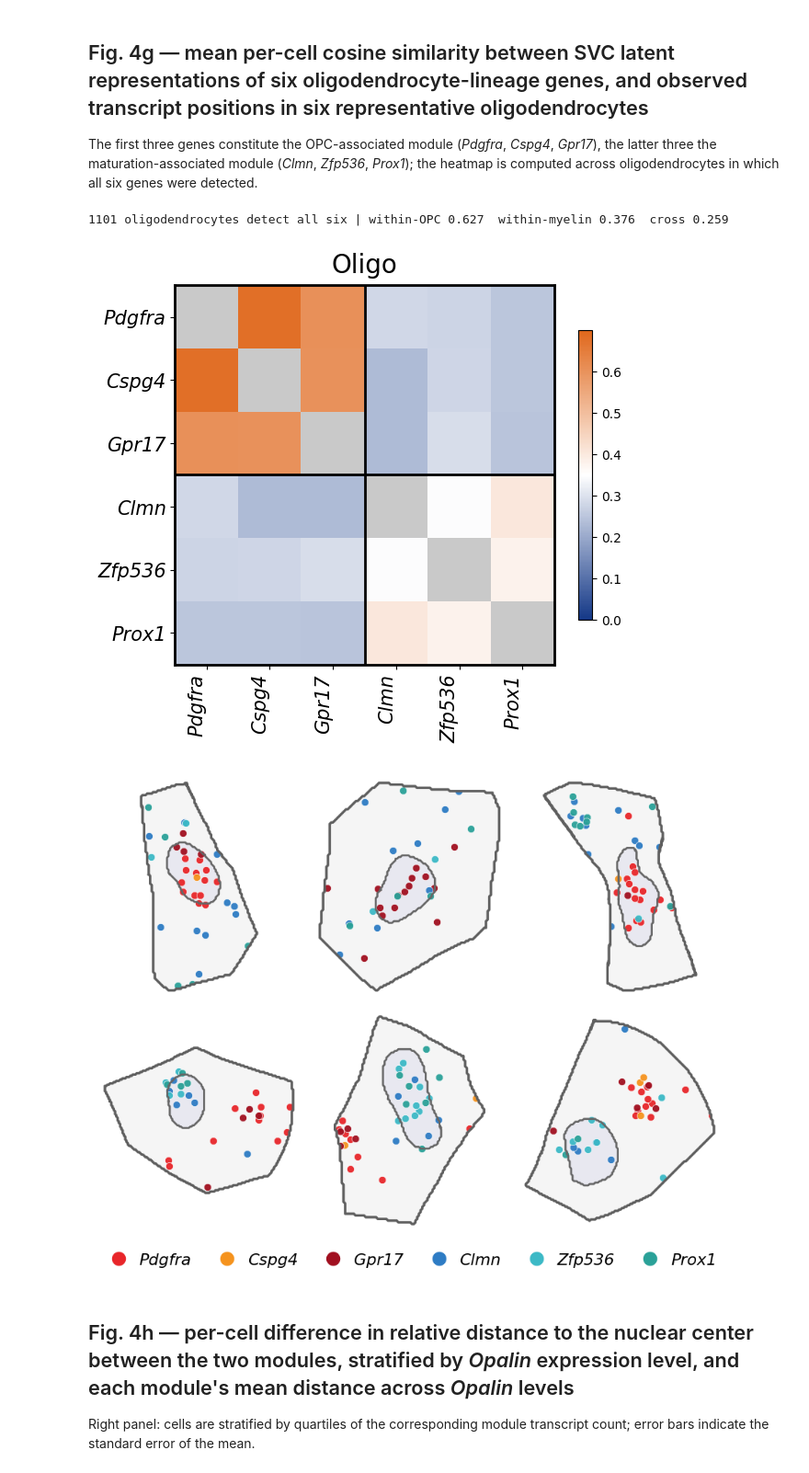
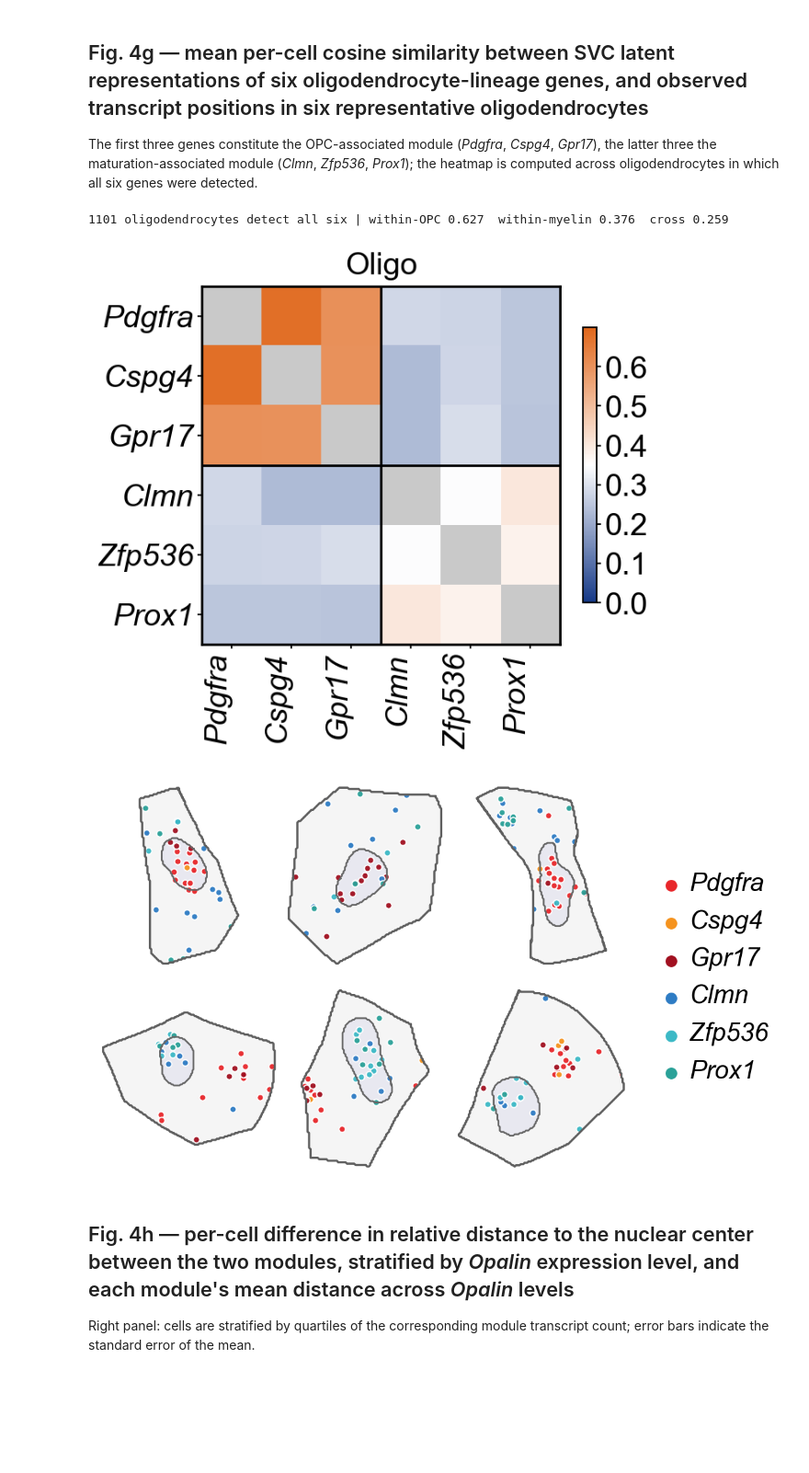
Before and after one commit to aster-ww/SVC-reproducibility, a Jupyter notebook: fig4/fig4_reproducibility.ipynb, the cells around one changed output. Shown at 92% size. Cells and saved outputs as stored; diff of their text form; code cells hidden in the pictures; blank space fills up the shorter version.

```diff
--- a/fig4/fig4_reproducibility.ipynb
+++ b/fig4/fig4_reproducibility.ipynb
@@ -242,6 +290,7 @@ if spearmanr(component[:, 1], measured['distnuc'])[0] < 0:
 print('%d genes | PC1 %.1f%%  PC2 %.1f%%  PC3 %.1f%% of the variance'
       % (len(embedding), *(100 * S[:3] ** 2 / (S ** 2).sum())))
 
+print_scale = 0.194955
 fig, ax = plt.subplots(2, 3, figsize=(16.5 * 0.9, 8), sharex='col', sharey='row')
 for i in range(2):
     for j, (key, label) in enumerate(DESCRIPTORS):
@@ -254,16 +303,23 @@ for i in range(2):
         grid = np.linspace(x.min(), x.max(), 50)
         a.plot(grid, np.polyval(fit, grid), color='#111' if strong else '#aaa',
                lw=4 if strong else 2, ls='-' if strong else '--', zorder=4)
-        a.text(.96, .1, 'r = %.3f' % r, transform=a.transAxes, fontsize=22,
-               ha='right', va='top')
+        corner = (.04, 'left') if (i, j) in [(0, 0), (0, 1)] else (.96, 'right')
+        a.text(corner[0], .1, '$\\mathit{r}$ = %.3f' % r, transform=a.transAxes, fontsize=22,
+               ha=corner[1], va='top')
         a.tick_params(axis='both', which='major', labelsize=19)
-        a.grid(alpha=.22)
+        a.grid(color='#b0b0b0', linestyle=':', linewidth=0.504 / print_scale)
         if i == 0:
             a.set_title(label, fontsize=25, pad=10)
         if j == 0:
             a.set_ylabel('PC%d' % (i + 1), fontsize=25)
 
 fig.tight_layout()
+for a, ticks in zip(ax[0], [[0.5, 0.6, 0.7], [0.5, 0.6], [0.2, 0.3, 0.4, 0.5]]):
+    a.set_xticks(ticks)
+ax[0, 0].set_yticks([-10, -5, 0, 5]); ax[1, 0].set_yticks([-5, 0, 5])
+fig.set_size_inches(14.388284, 7.835062)
+print_style(fig, print_scale)
+# fig.savefig('fig4e.pdf', bbox_inches='tight')
 plt.show()
 # %% [output]
 91 genes | PC1 17.8%  PC2 12.0%  PC3 6.5% of the variance
@@ -281,7 +337,8 @@ CLASSES = ['Intracellular', 'Secretory/GPI', 'Transmembrane']
 CLASS_COLORS = {'Intracellular': '#D28C85', 'Secretory/GPI': '#C4B284',
                 'Transmembrane': '#90ABD1'}
 FOCAL = {'PC1': 'Transmembrane', 'PC2': 'Intracellular'}
-EDGE, EDGE_LW = '0.30', 3
+print_scale = 0.230900
+EDGE, EDGE_LW = '0.30', 0.5 / print_scale
 
 targeting = pd.read_csv(HERE / 'precomputed/vlmc_protein_targeting.csv', keep_default_na=False)
 assert list(targeting.gene) == list(_v['genes'].astype(str)), 'gene order must match Fig. 4e'
@@ -299,12 +356,12 @@ for a, pc in zip(ax, ['PC1', 'PC2']):
                         boxprops=dict(edgecolor=EDGE, linewidth=EDGE_LW), medianprops=line,
                         whiskerprops=line, capprops=line)
         box['boxes'][0].set_facecolor(CLASS_COLORS[name])
-    a.axvline(0, color='0.88', lw=.9, zorder=0)
+    a.axvline(0, color='0.88', lw=0.5 / print_scale, zorder=0)
     a.tick_params(axis='x', labelsize=15)
     a.set_yticks([row[c] for c in CLASSES]); a.set_yticklabels(CLASSES, fontsize=18)
     a.set_ylim(-.6, len(CLASSES) - .4)
     a.set_xlabel(pc, fontsize=20)
-    a.grid(alpha=.6, axis='x', linestyle='--', linewidth=1.5, zorder=0)
+    a.grid(axis='x', color='#b0b0b0', linestyle=':', linewidth=0.504 / print_scale, zorder=0)
 
 stars = lambda p: '***' if p < .001 else '**' if p < .01 else '*' if p < .05 else 'n.s.'
 for a, pc in zip(ax, ['PC1', 'PC2']):
@@ -316,7 +373,7 @@ for a, pc in zip(ax, ['PC1', 'PC2']):
     inner, outer = right + .04 * width, right + .12 * width
     others = [row[c] for c in CLASSES if c != focal]
     middle, target = float(np.mean(others)), row[focal]
-    line = dict(c='black', lw=1.5, clip_on=False, zorder=20)
+    line = dict(c='black', lw=0.5 / print_scale, clip_on=False, zorder=20)
     a.plot([inner, inner], [min(others), max(others)], **line)
     for y in others:
         a.plot([right - .01 * width, inner], [y, y], **line)
@@ -329,6 +386,12 @@ for a, pc in zip(ax, ['PC1', 'PC2']):
     print('%s  %s vs the rest   Mann-Whitney p = %.4f  %s' % (pc, focal, p, stars(p)))
 
 fig.tight_layout(rect=[0, 0, 1, 0.96])
+ax[0].set_xticks([-10, -5, 0, 5, 10]); ax[1].set_xticks([-8, -4, 0, 4, 8])
+ax[0].set_position([0.276296, 0.590188, 0.703704, 0.349541])
+ax[1].set_position([0.276296, 0.101727, 0.703704, 0.349541])
+fig.set_size_inches(6.40112, 6.971896)
+print_style(fig, print_scale)
+# fig.savefig('fig4f.pdf', bbox_inches='tight')
 plt.show()
 # %% [output]
 PC1  Transmembrane vs the rest   Mann-Whitney p = 0.0084  **
@@ -363,6 +426,7 @@ np.fill_diagonal(grid, np.nan)
 coloc_cmap = LinearSegmentedColormap.from_list('coloc6', ['#143887', 'white', '#E0671B'])
 coloc_cmap.set_bad('#c9c9c9')
 
+print_scale = 0.190740
 fig, ax = plt.subplots(figsize=(6.3, 5.6))
 im = ax.imshow(grid, cmap=coloc_cmap, norm=TwoSlopeNorm(vmin=0, vcenter=0.35, vmax=0.7))
 ax.set_xticks(range(len(module_genes))); ax.set_yticks(range(len(module_genes)))
@@ -376,43 +440,48 @@ for spine in ax.spines.values():
     spine.set_linewidth(2)
 fig.colorbar(im, shrink=0.7)
 fig.tight_layout()
+print_style(fig, print_scale)
+# fig.savefig('fig4g_left.pdf', bbox_inches='tight')
 plt.show()
 
 span = lambda key, i: slice(_o[f'{key}_pointer'][i], _o[f'{key}_pointer'][i + 1])
 
-fig, axes = plt.subplots(2, 3, figsize=(9, 7.2))
+print_scale = 0.170018
+fig, axes = plt.subplots(2, 3, figsize=(10.5, 6.7))
 for i, a in enumerate(axes.ravel()):
     boundary = _o['cell_points'][span('cell', i)]
     clip = Polygon(boundary, closed=True, transform=a.transData)
     a.fill(*boundary.T, color='#f5f5f5', zorder=0)
     nucleus = _o['nucleus_points'][span('nucleus', i)]
     a.fill(*nucleus.T, color='#e8e8f0', zorder=1)
 
     s = span('tx', i)
     dx, dy, gene = _o['tx_dx'][s], _o['tx_dy'][s], _o['tx_gene'][s]
     for k, name in enumerate(module_genes):
         on = gene == k
         dots = a.scatter(dx[on], dy[on], s=55, color=MODULE_COLORS[name], alpha=0.95,
                          edgecolor='white', linewidth=0.5, zorder=5)
         dots.set_clip_path(clip)
 
     a.plot(*nucleus.T, '-', color='#666', lw=2, zorder=6)
     a.plot(*boundary.T, '-', color='#5F5F5F', lw=2.5, zorder=6)
     a.set_aspect('equal'); a.axis('off')
 
 legend = fig.legend(handles=[Line2D([0], [0], marker='o', color='w', markersize=15,
                                     markerfacecolor=MODULE_COLORS[g], markeredgecolor='white',
                                     label=g) for g in module_genes],
-                    loc='lower center', ncol=6, fontsize=16, frameon=False,
-                    bbox_to_anchor=(0.5, 0.0), handletextpad=0.3, columnspacing=1.2)
+                    loc='center left', ncol=1, fontsize=16, frameon=False,
+                    bbox_to_anchor=(0.86, 0.5), handletextpad=0.3, labelspacing=1.0)
 for text in legend.get_texts():
     text.set_fontstyle('italic')
-fig.tight_layout(rect=[0, 0.07, 1, 1])
+fig.tight_layout(rect=[0, 0, 0.86, 1])
+print_style(fig, print_scale)
+# fig.savefig('fig4g_right.pdf', bbox_inches='tight')
 plt.show()
 # %% [output]
 1101 oligodendrocytes detect all six | within-OPC 0.627  within-myelin 0.376  cross 0.259
-[figure, old version]
+[figure, new version]
-[figure, old version]
+[figure, new version]
 # %% [markdown]
 ## Fig. 4h — per-cell difference in relative distance to the nuclear center between the two modules, stratified by *Opalin* expression level, and each module's mean distance across *Opalin* levels
 
```
Also changed, not shown: parts of 14 cells of this notebook.
